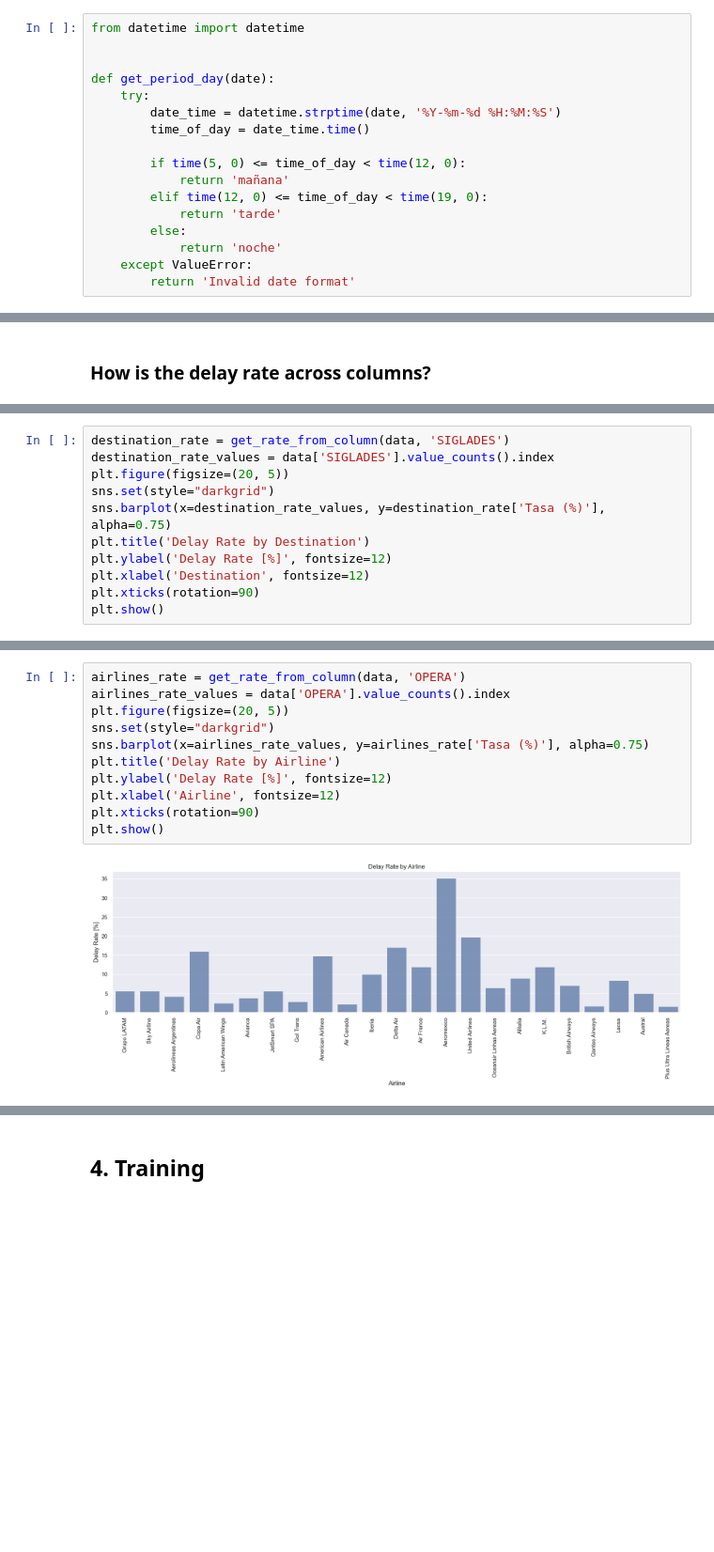
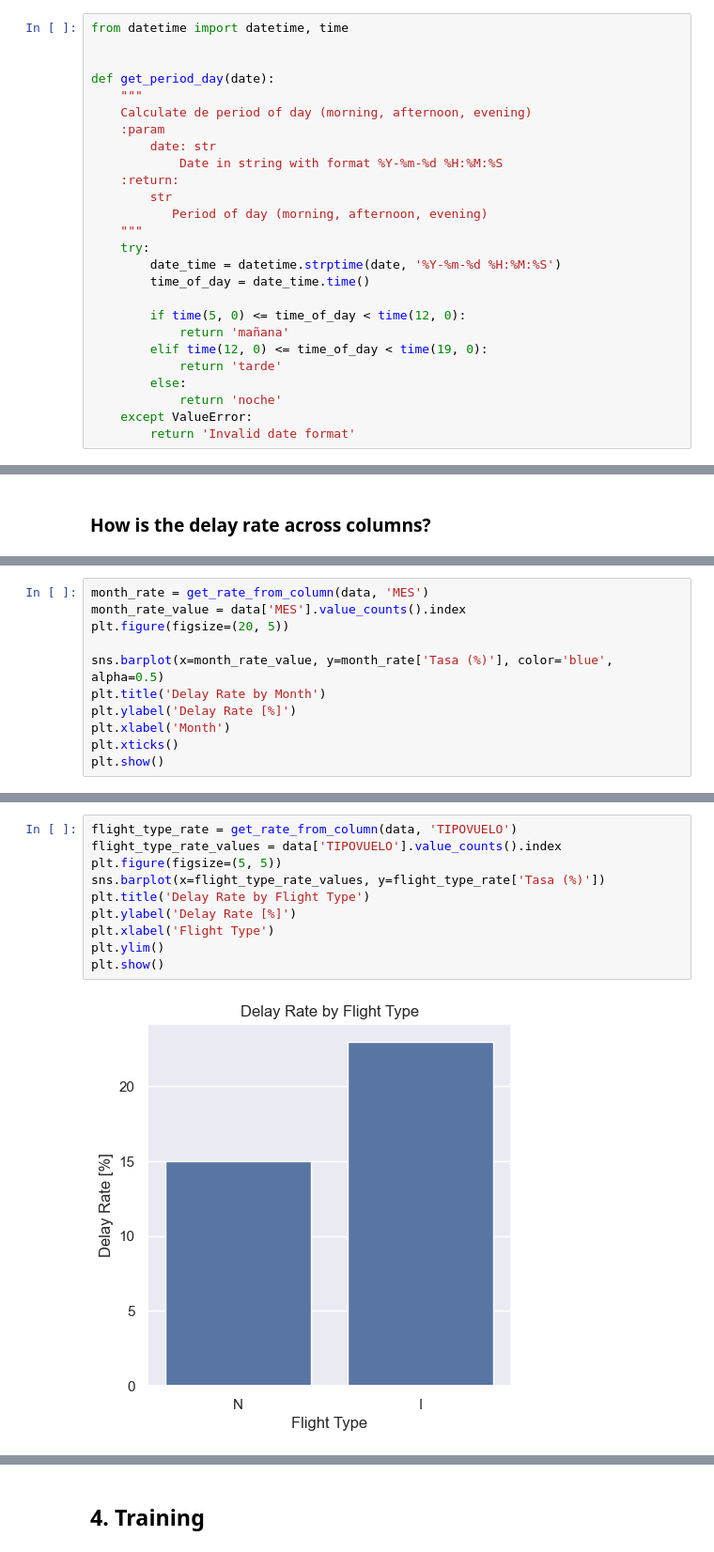
Before and after one commit to kelvinojedaepn/challenge_MLE, a Jupyter notebook: challenge/exploration.ipynb, the cells around one changed output, grey strips where cells are left out. Shown at 94% size. Drawn from its saved outputs; the diff is of its cells as text; blank space fills up the shorter version.

```diff
--- a/challenge/exploration.ipynb
+++ b/challenge/exploration.ipynb
@@ -128,10 +128,19 @@ plt.show()
 # %% [markdown]
 ### 2.a. Period of Day
 # %%
-from datetime import datetime
+from datetime import datetime, time
 
 
 def get_period_day(date):
+    """
+    Calculate de period of day (morning, afternoon, evening)
+    :param
+        date: str
+            Date in string with format %Y-%m-%d %H:%M:%S
+    :return:
+        str
+           Period of day (morning, afternoon, evening)
+    """
     try:
         date_time = datetime.strptime(date, '%Y-%m-%d %H:%M:%S')
         time_of_day = date_time.time()
@@ -222,12 +297,12 @@ def get_rate_from_column(data, column):
 # %%
-destination_rate = get_rate_from_column(data, 'SIGLADES')
-destination_rate_values = data['SIGLADES'].value_counts().index
+month_rate = get_rate_from_column(data, 'MES')
+month_rate_value = data['MES'].value_counts().index
 plt.figure(figsize=(20, 5))
-sns.set(style="darkgrid")
-sns.barplot(x=destination_rate_values, y=destination_rate['Tasa (%)'], alpha=0.75)
-plt.title('Delay Rate by Destination')
-plt.ylabel('Delay Rate [%]', fontsize=12)
-plt.xlabel('Destination', fontsize=12)
-plt.xticks(rotation=90)
+
+sns.barplot(x=month_rate_value, y=month_rate['Tasa (%)'], color='blue', alpha=0.5)
+plt.title('Delay Rate by Month')
+plt.ylabel('Delay Rate [%]')
+plt.xlabel('Month')
+plt.xticks()
 plt.show()
 # %% [output]
@@ -235,14 +351,13 @@ plt.show()
 # %%
-airlines_rate = get_rate_from_column(data, 'OPERA')
-airlines_rate_values = data['OPERA'].value_counts().index
-plt.figure(figsize=(20, 5))
-sns.set(style="darkgrid")
-sns.barplot(x=airlines_rate_values, y=airlines_rate['Tasa (%)'], alpha=0.75)
-plt.title('Delay Rate by Airline')
-plt.ylabel('Delay Rate [%]', fontsize=12)
-plt.xlabel('Airline', fontsize=12)
-plt.xticks(rotation=90)
+flight_type_rate = get_rate_from_column(data, 'TIPOVUELO')
+flight_type_rate_values = data['TIPOVUELO'].value_counts().index
+plt.figure(figsize=(5, 5))
+sns.barplot(x=flight_type_rate_values, y=flight_type_rate['Tasa (%)'])
+plt.title('Delay Rate by Flight Type')
+plt.ylabel('Delay Rate [%]')
+plt.xlabel('Flight Type')
+plt.ylim()
 plt.show()
 # %% [output]
-[figure, old version]
+[figure, new version]
 # %%
```
Also changed, not shown: parts of 44 cells of this notebook.
